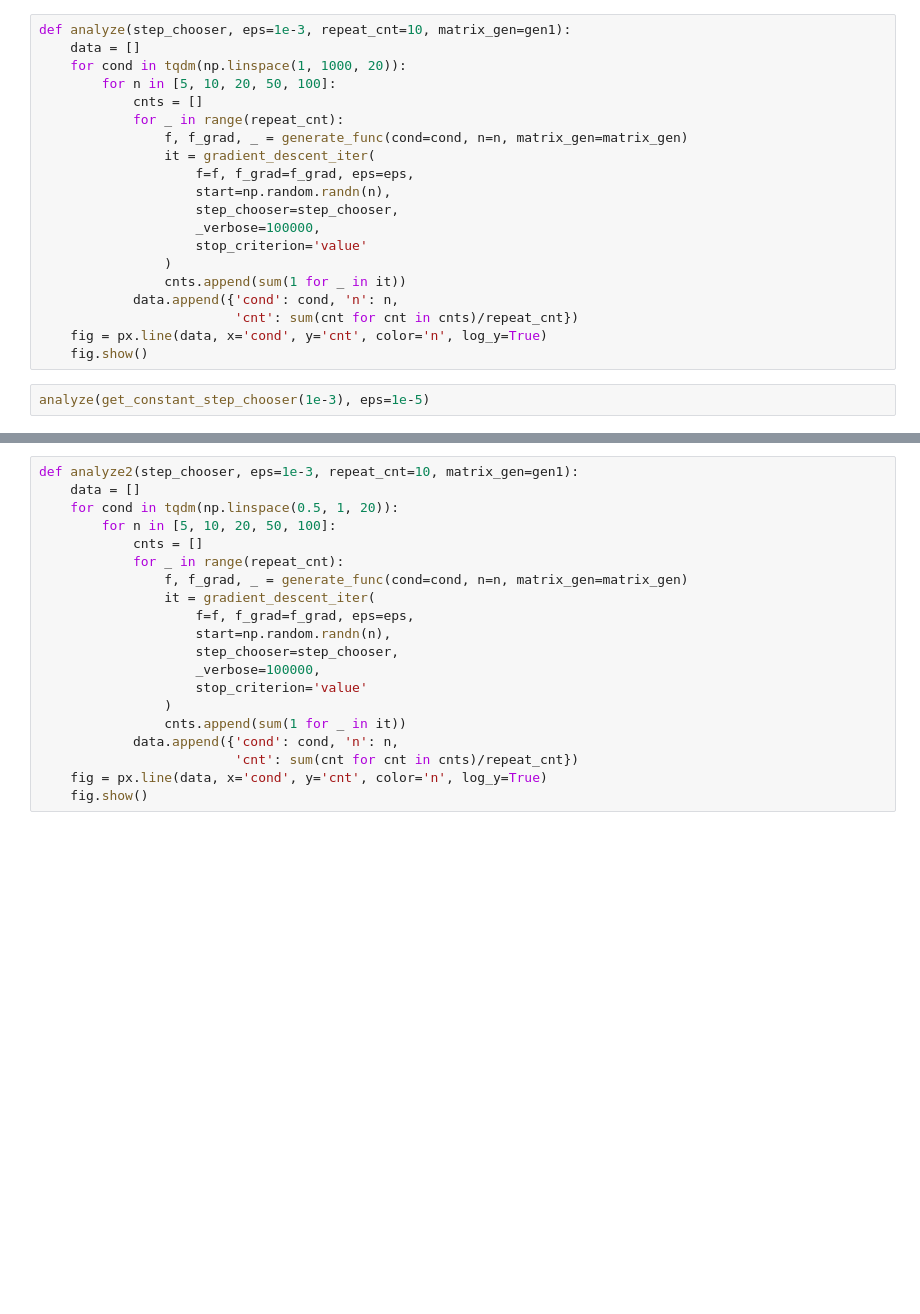
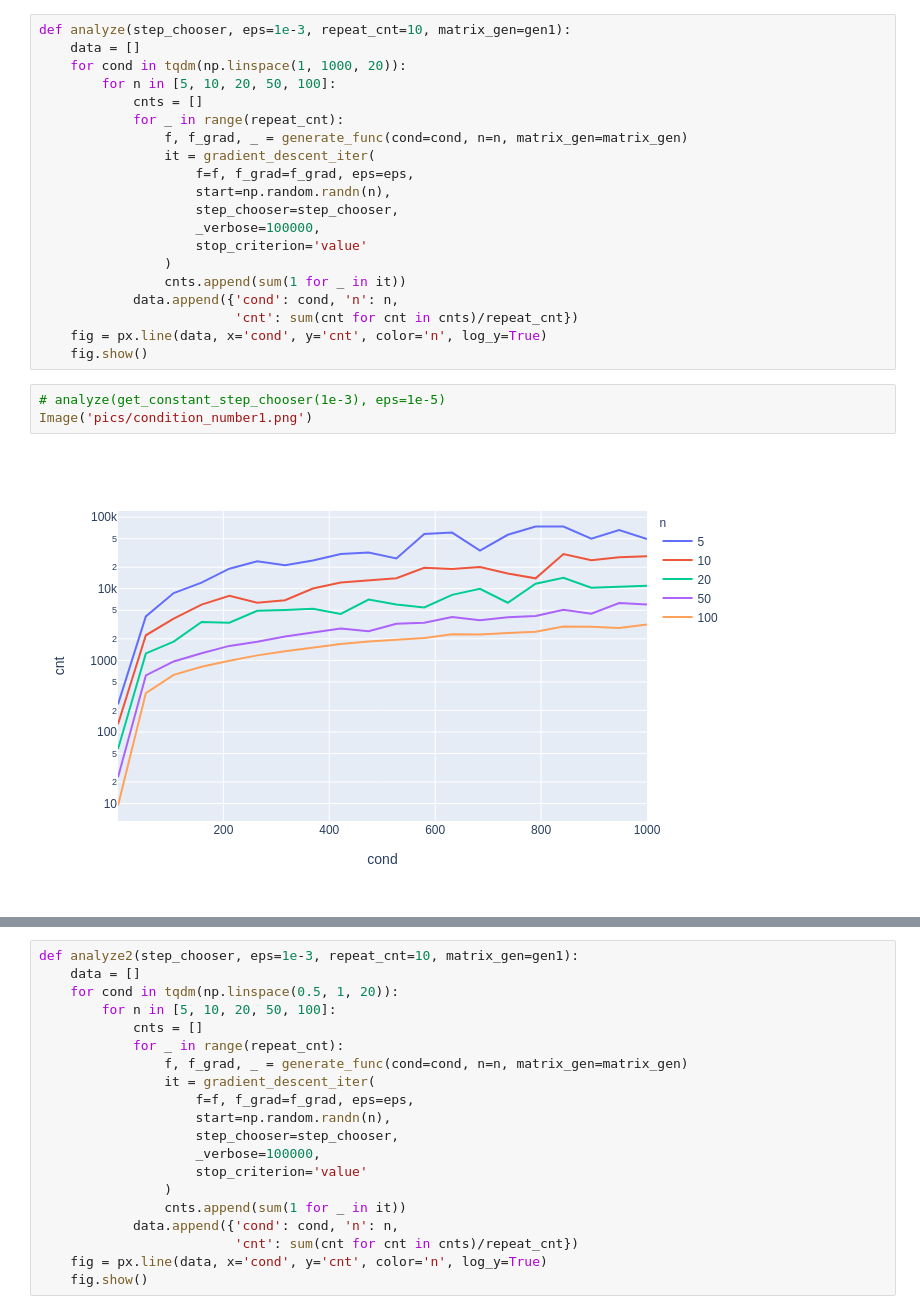
Before and after one commit to GoPavel/optimization-methods, a Jupyter notebook: lab1/notebooks/condition_number.ipynb, the cells around one changed output, grey strips where cells are left out. Cells and saved outputs as stored; diff of their text form; blank space fills up the shorter version.

Commit message:
[lab1] freeze charts

```diff
--- a/lab1/notebooks/condition_number.ipynb
+++ b/lab1/notebooks/condition_number.ipynb
@@ -73,7 +75,10 @@ def analyze(step_chooser, eps=1e-3, repeat_cnt=10, matrix_gen=gen1):
     fig = px.line(data, x='cond', y='cnt', color='n', log_y=True)
     fig.show()
 # %%
-analyze(get_constant_step_chooser(1e-3), eps=1e-5)
+# analyze(get_constant_step_chooser(1e-3), eps=1e-5)
+Image('pics/condition_number1.png')
+# %% [output]
+[figure, added]
 # %%
 def generic_step_chooser(one_dim_search):
     def step_chooser(f, x_k, cur_grad):
```
Also changed, not shown: parts of 4 cells of this notebook, 16 other files.
